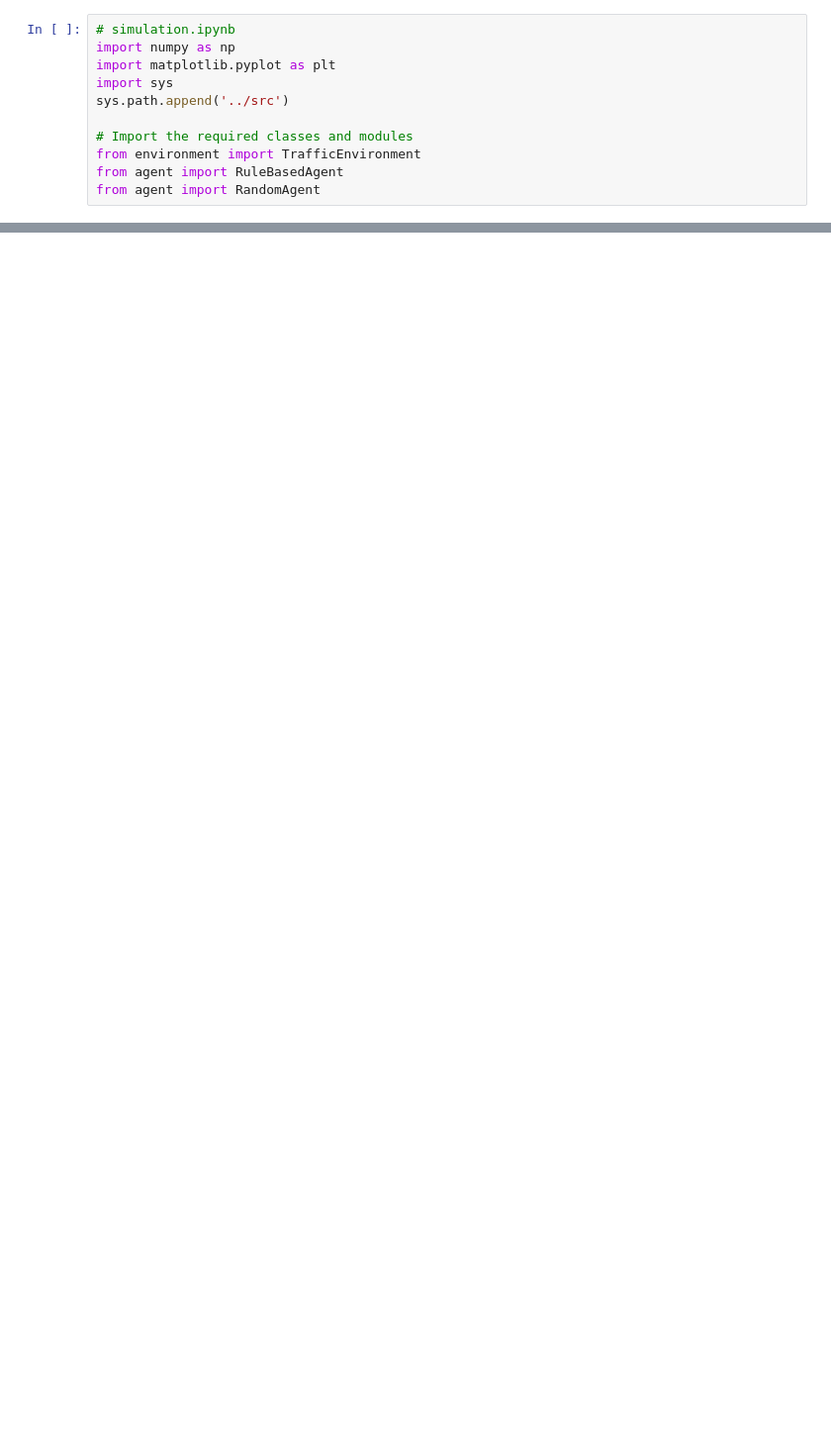
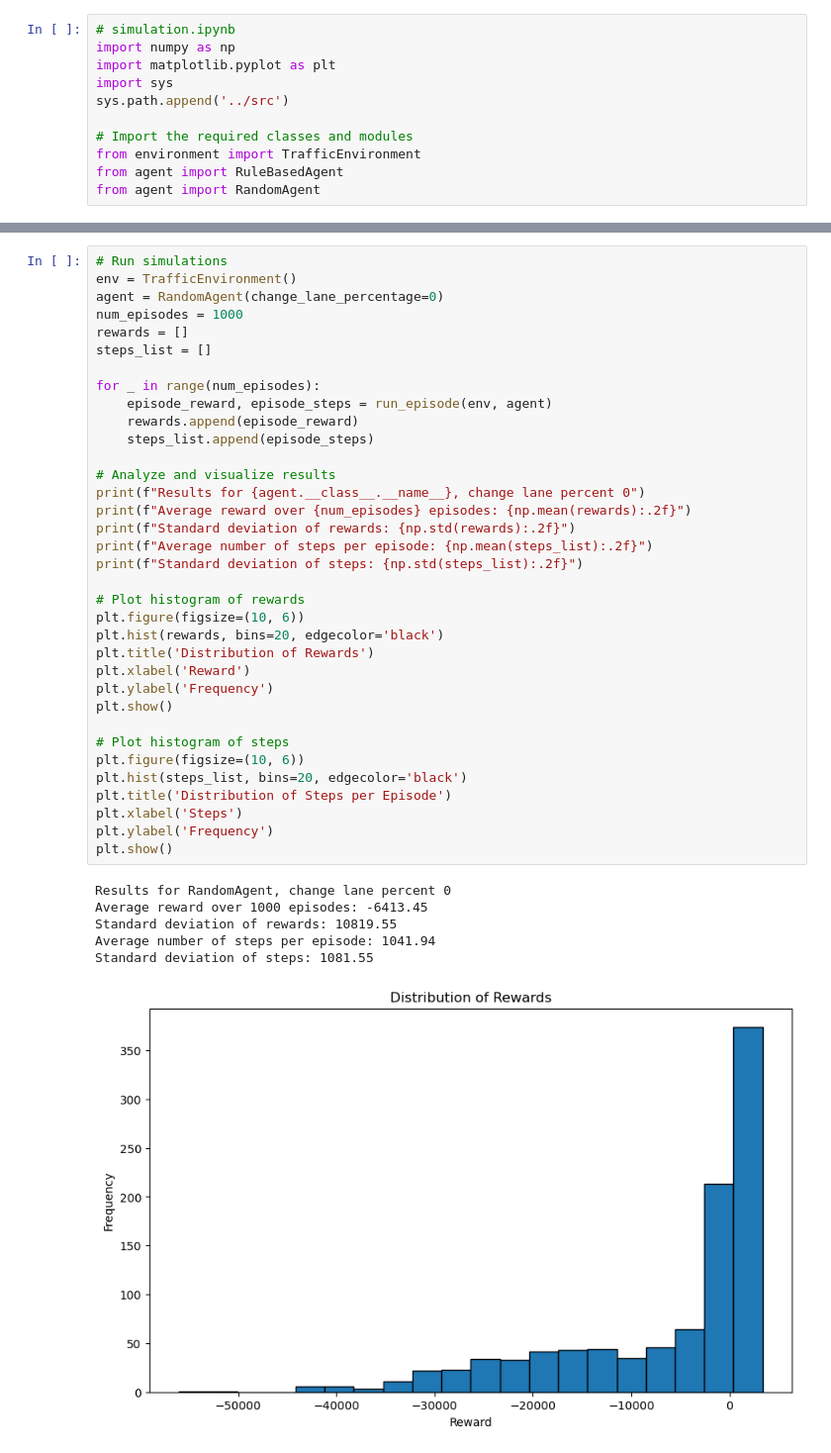
Before and after one commit to danieljames96/LaneSwitchRL-Simulation, a Jupyter notebook: notebooks/simulation.ipynb, the cells around one changed output, grey strips where cells are left out. Shown at 99% size. Saved outputs shown, nothing was run; the diff lists cells and outputs as text; blank space fills up the shorter version.

```diff
--- a/notebooks/simulation.ipynb
+++ b/notebooks/simulation.ipynb
@@ -120,0 +157,42 @@ NameError: name 'RandomLaneChangeAgent' is not defined
+# %%
+# Run simulations
+env = TrafficEnvironment()
+agent = RandomAgent(change_lane_percentage=0)
+num_episodes = 1000
+rewards = []
+steps_list = []
+
+for _ in range(num_episodes):
+    episode_reward, episode_steps = run_episode(env, agent)
+    rewards.append(episode_reward)
+    steps_list.append(episode_steps)
+
+# Analyze and visualize results
+print(f"Results for {agent.__class__.__name__}, change lane percent 0")
+print(f"Average reward over {num_episodes} episodes: {np.mean(rewards):.2f}")
+print(f"Standard deviation of rewards: {np.std(rewards):.2f}")
+print(f"Average number of steps per episode: {np.mean(steps_list):.2f}")
+print(f"Standard deviation of steps: {np.std(steps_list):.2f}")
+
+# Plot histogram of rewards
+plt.figure(figsize=(10, 6))
+plt.hist(rewards, bins=20, edgecolor='black')
+plt.title('Distribution of Rewards')
+plt.xlabel('Reward')
+plt.ylabel('Frequency')
+plt.show()
+
+# Plot histogram of steps
+plt.figure(figsize=(10, 6))
+plt.hist(steps_list, bins=20, edgecolor='black')
+plt.title('Distribution of Steps per Episode')
+plt.xlabel('Steps')
+plt.ylabel('Frequency')
+plt.show()
+# %% [output]
+Results for RandomAgent, change lane percent 0
+Average reward over 1000 episodes: -6413.45
+Standard deviation of rewards: 10819.55
+Average number of steps per episode: 1041.94
+Standard deviation of steps: 1081.55
+[figure, added]
```
Also changed, not shown: parts of 4 cells of this notebook.
